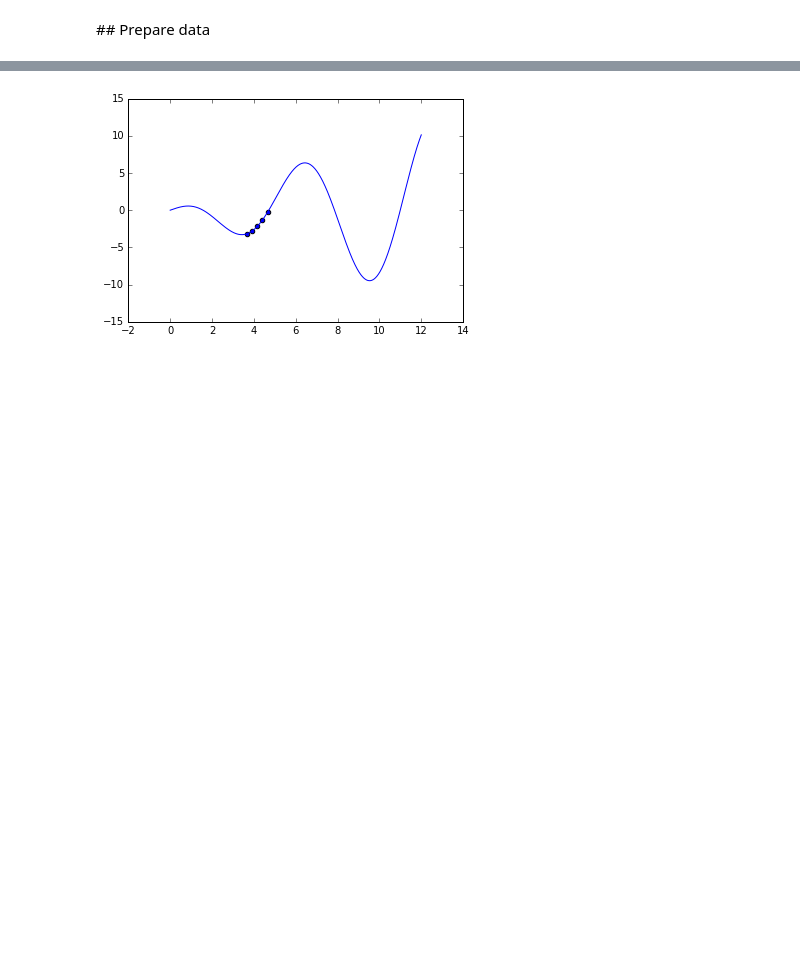
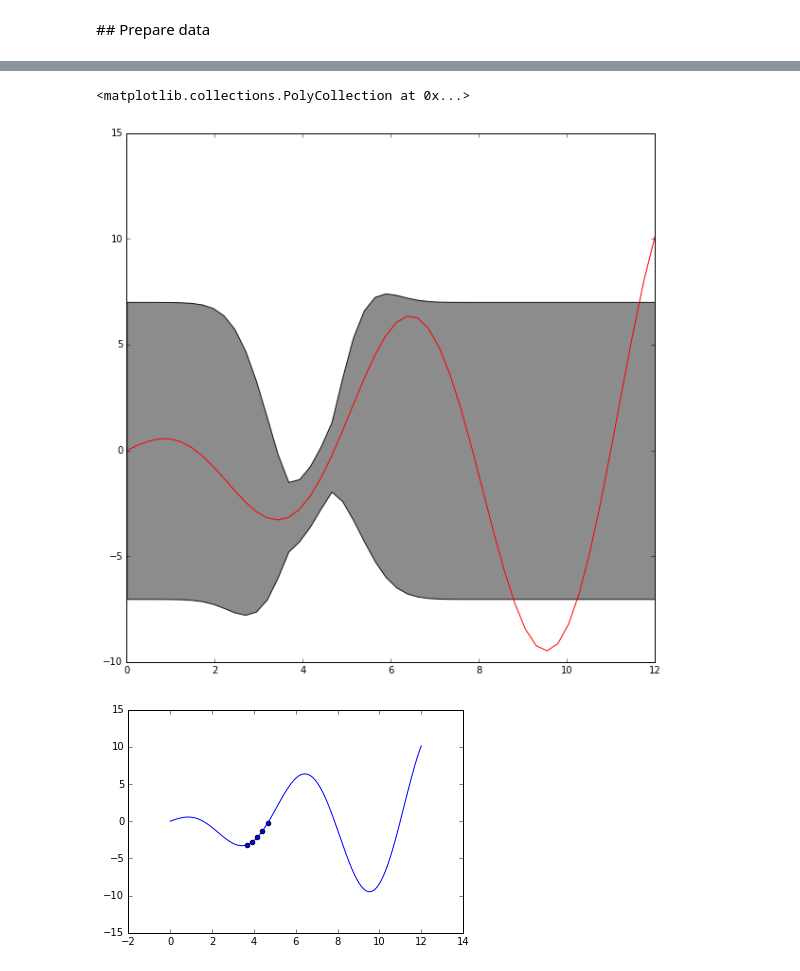
Before and after one commit to mjm522/aml, a Jupyter notebook: aml_dl/src/aml_dl/mdn/notebooks/ensemble_toy_incremental_training_example.ipynb, the cells around one changed output, grey strips where cells are left out. Drawn from its saved outputs; the diff is of its cells as text; code cells hidden in the pictures; blank space fills up the shorter version.

```diff
--- a/aml_dl/src/aml_dl/mdn/notebooks/ensemble_toy_incremental_training_example.ipynb
+++ b/aml_dl/src/aml_dl/mdn/notebooks/ensemble_toy_incremental_training_example.ipynb
@@ -155,3 +180,16 @@ y_train = y_values[15:20,None] #np.vstack([y_values[:5,None],y_values[15:20,None
+# %%
+stddev = 3.0
+fig = plt.figure(figsize=(10,10))
+ax = fig.add_subplot(111)
+ypl = [float(mu-stddev*np.sqrt(sig)) for mu,sig in zip(pred,std)]
+yph = [float(mu+stddev*np.sqrt(sig)) for mu,sig in zip(pred,std)]
+
+ax.plot(x_values, y_values, color='r')
+
+ax.fill_between(x_values.tolist(), ypl, yph, facecolor='grey', interpolate=True, alpha=0.9)
+# %% [output]
+<matplotlib.collections.PolyCollection at 0x...>
+[figure, added]
 # %%
 plt.figure()
 plt.scatter(x_train,y_train)
```
Also changed, not shown: parts of 10 cells of this notebook, 4 other files.
